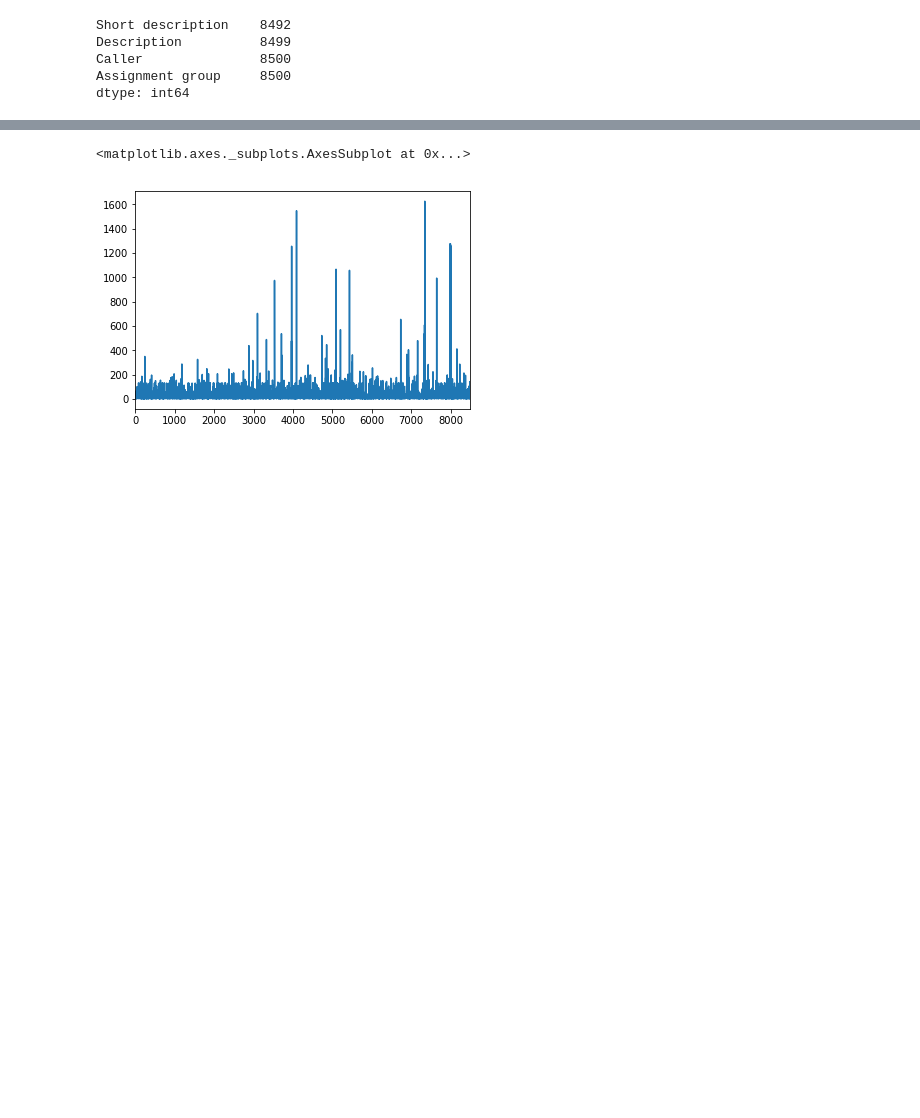
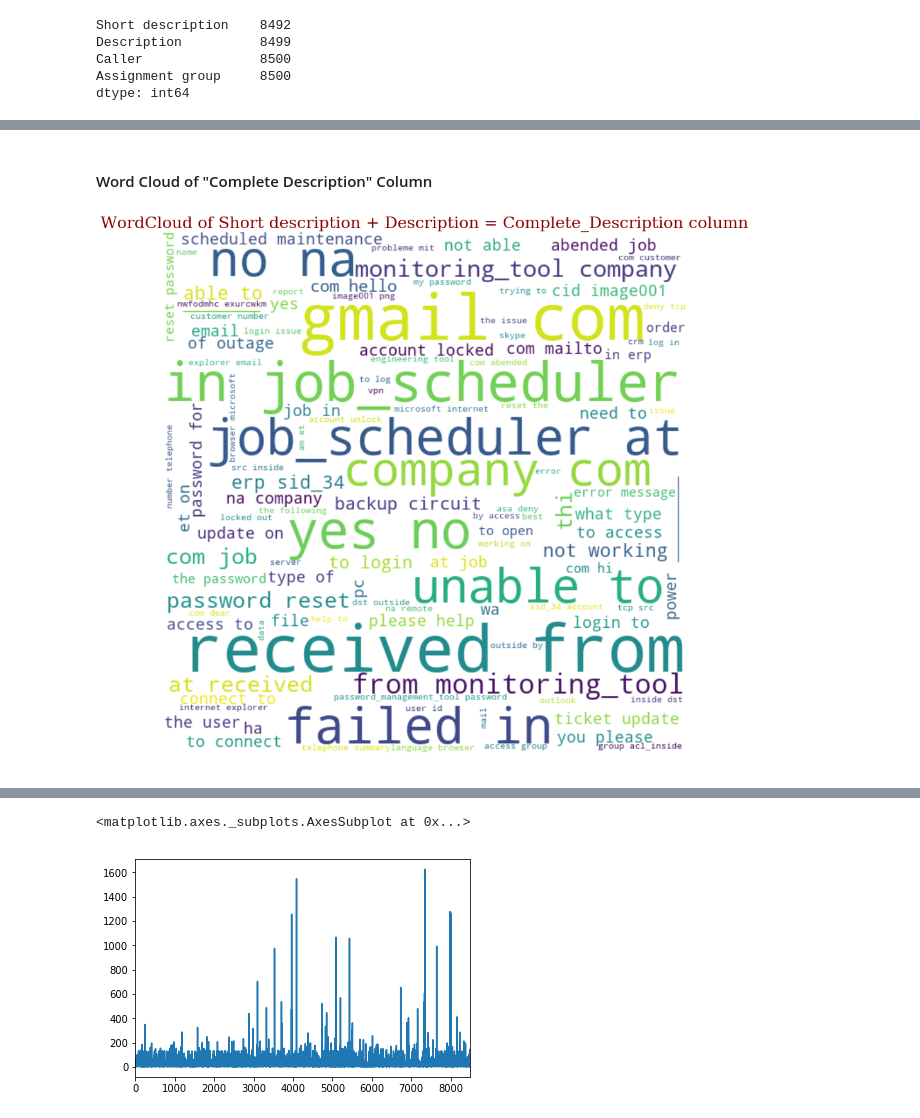
Before and after one commit to soumendrabagh/Automatic-Ticket-Generation-NLP, a Jupyter notebook: NLP_Automatic_Ticket_Assignment.ipynb, the cells around one changed output, grey strips where cells are left out. Drawn from its saved outputs; the diff is of its cells as text; code cells hidden in the pictures; blank space fills up the shorter version.

```diff
--- a/NLP_Automatic_Ticket_Assignment.ipynb
+++ b/NLP_Automatic_Ticket_Assignment.ipynb
@@ -68,0 +96,7 @@ df = df[~df['Description'].isnull()]
+# %% [markdown]
+#### Word Cloud of "Complete Description" Column
+# %%
+# Concatenate Short description + Description = Complete_Description
+word_cloud_visulization(df['Complete_Description'], "Short description + Description = Complete_Description", stopword=True)
+# %% [output]
+[figure, added]
```
Also changed, not shown: parts of 18 cells of this notebook, 6 other files.
